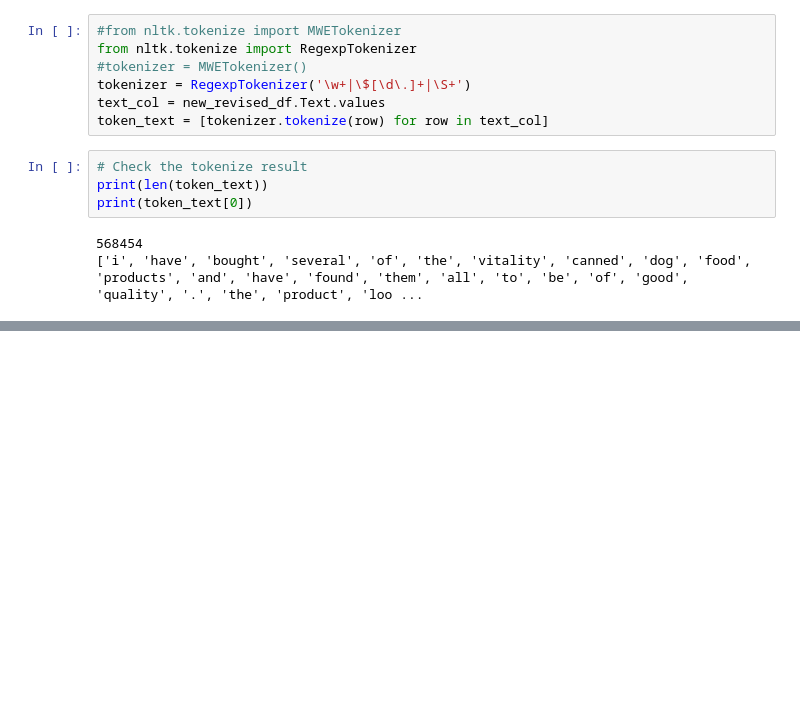
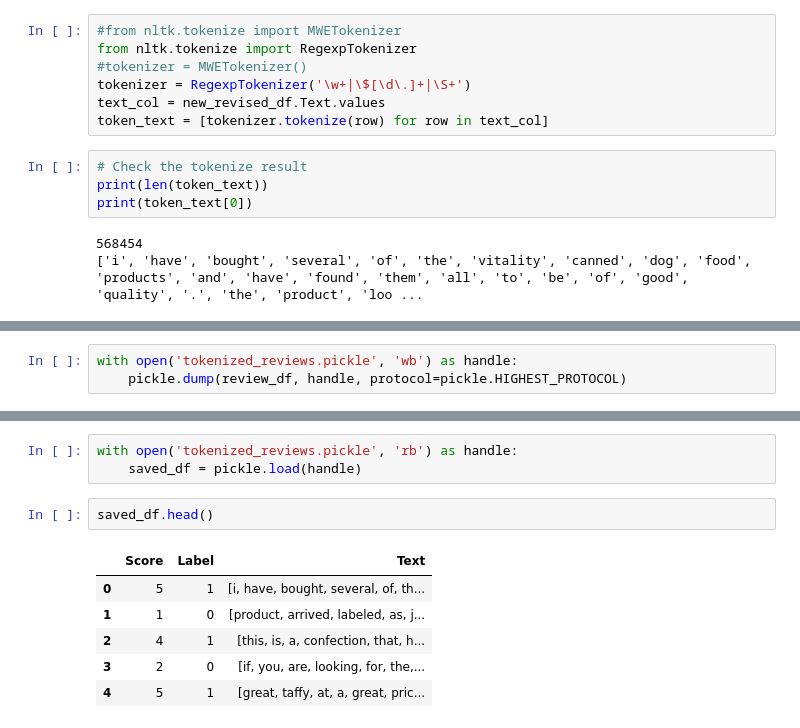
Before and after one commit to lovhag/SSY340_project, a Jupyter notebook: Data Processing.ipynb, the cells around one changed output, grey strips where cells are left out. Saved outputs shown, nothing was run; the diff lists cells and outputs as text; blank space fills up the shorter version.

```diff
--- a/Data Processing.ipynb
+++ b/Data Processing.ipynb
@@ -135,0 +157,3 @@ print(token_text[0])
+# %%
+with open('tokenized_reviews.pickle', 'wb') as handle:
+    pickle.dump(review_df, handle, protocol=pickle.HIGHEST_PROTOCOL)
@@ -135,0 +162,12 @@ print(token_text[0])
+# %%
+with open('tokenized_reviews.pickle', 'rb') as handle:
+    saved_df = pickle.load(handle)
+# %%
+saved_df.head()
+# %% [output]
+|  | Score | Label | Text |
+| 0 | 5 | 1 | [i, have, bought, several, of, th... |
+| 1 | 1 | 0 | [product, arrived, labeled, as, j... |
+| 2 | 4 | 1 | [this, is, a, confection, that, h... |
+| 3 | 2 | 0 | [if, you, are, looking, for, the,... |
+| 4 | 5 | 1 | [great, taffy, at, a, great, pric... |
```
Also changed, not shown: parts of 7 cells of this notebook.
